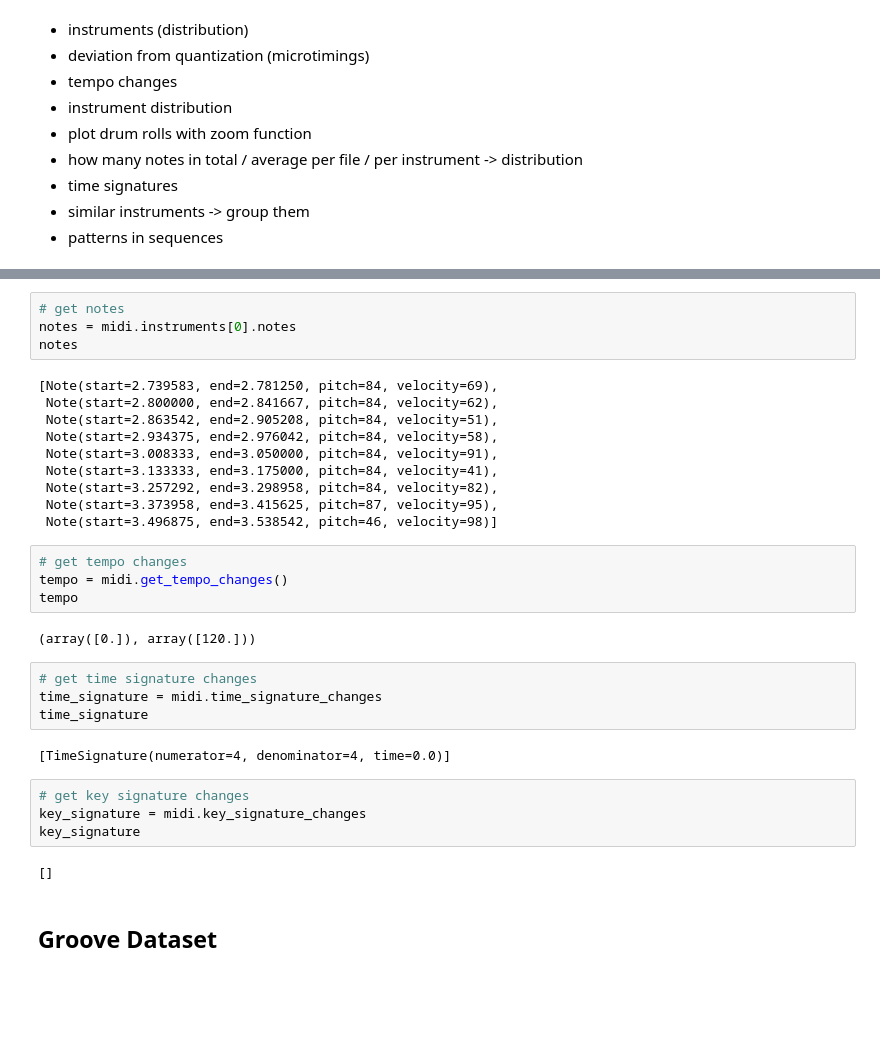
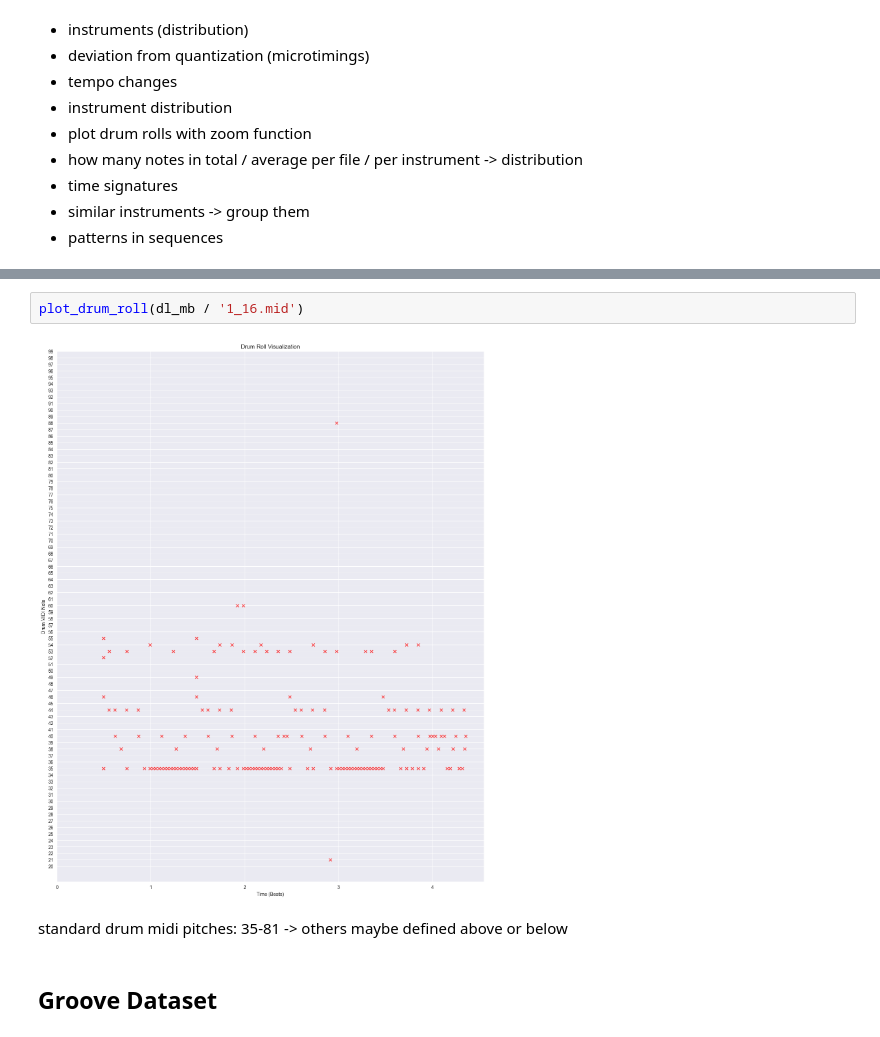
Before and after one commit to FlowkoHinti/GroovePal, a Jupyter notebook: EDA/MidiAnalysis.ipynb, the cells around one changed output, grey strips where cells are left out. Drawn from its saved outputs; the diff is of its cells as text; blank space fills up the shorter version.

Commit message:
working on piano roll plotting

```diff
--- a/EDA/MidiAnalysis.ipynb
+++ b/EDA/MidiAnalysis.ipynb
@@ -174,35 +207,10 @@ instruments
-# %%
-# get notes
-notes = midi.instruments[0].notes
-notes
-# %% [output]
-[Note(start=2.739583, end=2.781250, pitch=84, velocity=69),
- Note(start=2.800000, end=2.841667, pitch=84, velocity=62),
- Note(start=2.863542, end=2.905208, pitch=84, velocity=51),
- Note(start=2.934375, end=2.976042, pitch=84, velocity=58),
- Note(start=3.008333, end=3.050000, pitch=84, velocity=91),
- Note(start=3.133333, end=3.175000, pitch=84, velocity=41),
- Note(start=3.257292, end=3.298958, pitch=84, velocity=82),
- Note(start=3.373958, end=3.415625, pitch=87, velocity=95),
- Note(start=3.496875, end=3.538542, pitch=46, velocity=98)]
-# %%
-# get tempo changes
-tempo = midi.get_tempo_changes()
-tempo
-# %% [output]
-(array([0.]), array([120.]))
-# %%
-# get time signature changes
-time_signature = midi.time_signature_changes
-time_signature
-# %% [output]
-[TimeSignature(numerator=4, denominator=4, time=0.0)]
-# %%
-# get key signature changes
-key_signature = midi.key_signature_changes
-key_signature
-# %% [output]
-[]
+# %%
+plot_drum_roll(dl_mb / '1_16.mid')
+# %% [output]
+[figure, added]
+# %% [markdown]
+standard drum midi pitches: 35-81
+-> others maybe defined above or below
 # %% [markdown]
 ## Groove Dataset
 # %% [markdown]
```
Also changed, not shown: parts of 3 cells of this notebook, 1 other file.
